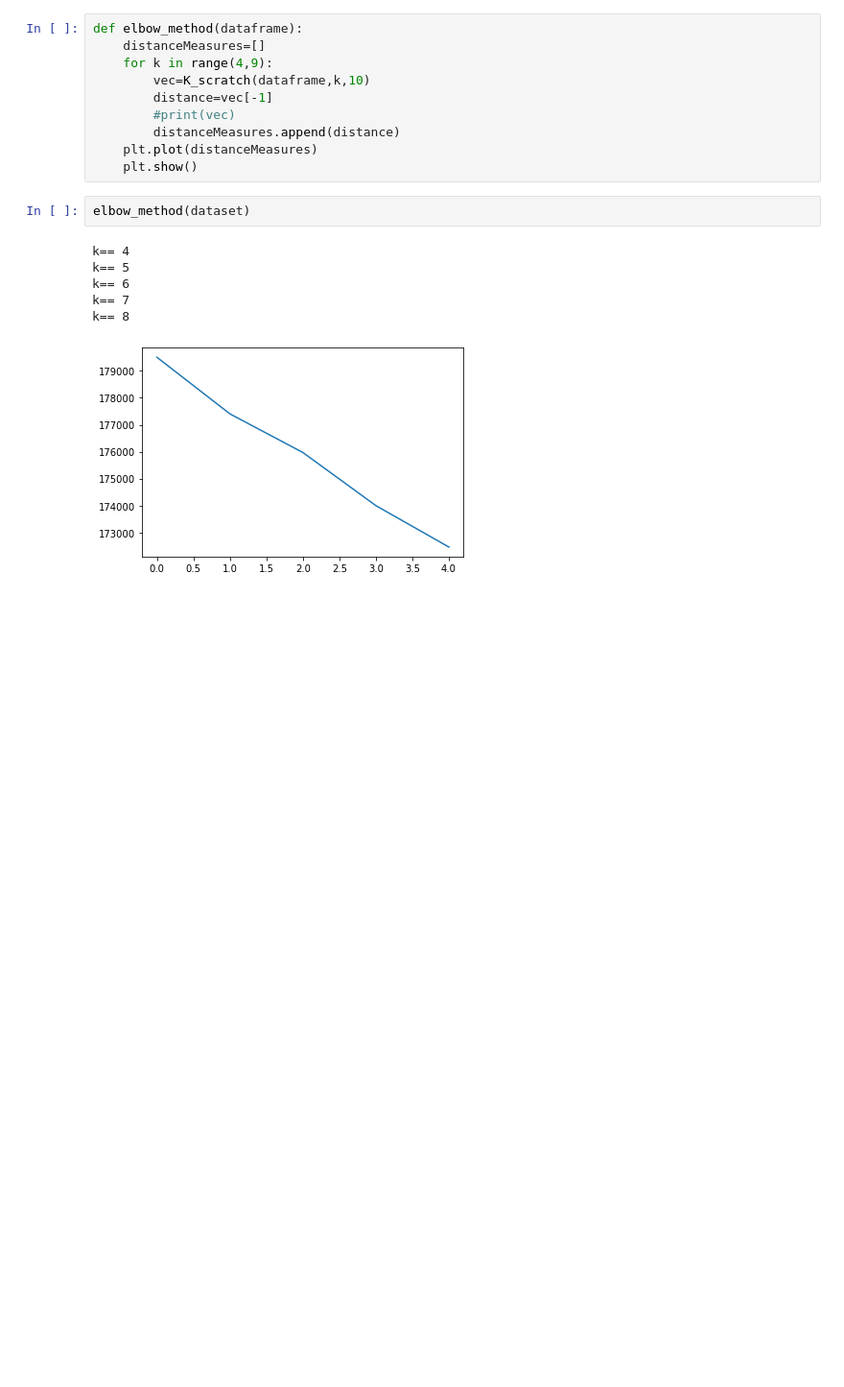
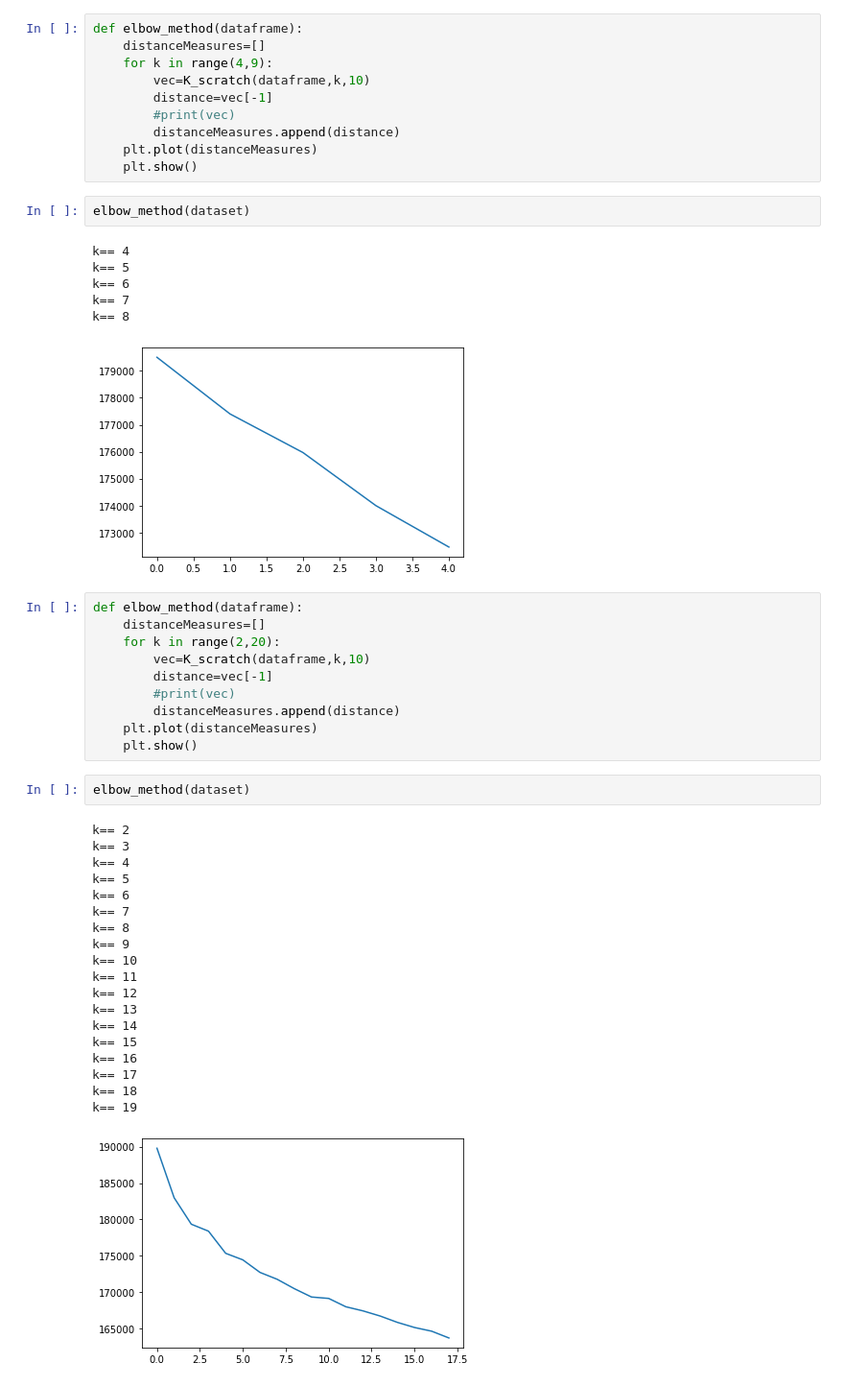
Before and after one commit to FilMastro/ADM-Homework4, a Jupyter notebook: HW4.ipynb, the cells around one changed output. Shown: that part at 96% size. Saved outputs shown, nothing was run; the diff lists cells and outputs as text; blank space fills up the shorter version.

```diff
--- a/HW4.ipynb
+++ b/HW4.ipynb
@@ -650,3 +639,35 @@ k== 6
 k== 7
 k== 8
 [figure]
+# %%
+def elbow_method(dataframe):
+    distanceMeasures=[]
+    for k in range(2,20):
+        vec=K_scratch(dataframe,k,10)
+        distance=vec[-1]
+        #print(vec)
+        distanceMeasures.append(distance)
+    plt.plot(distanceMeasures)
+    plt.show()
+# %%
+elbow_method(dataset)
+# %% [output]
+k== 2
+k== 3
+k== 4
+k== 5
+k== 6
+k== 7
+k== 8
+k== 9
+k== 10
+k== 11
+k== 12
+k== 13
+k== 14
+k== 15
+k== 16
+k== 17
+k== 18
+k== 19
+[figure, added]
```
Also changed, not shown: parts of 5 cells of this notebook.
